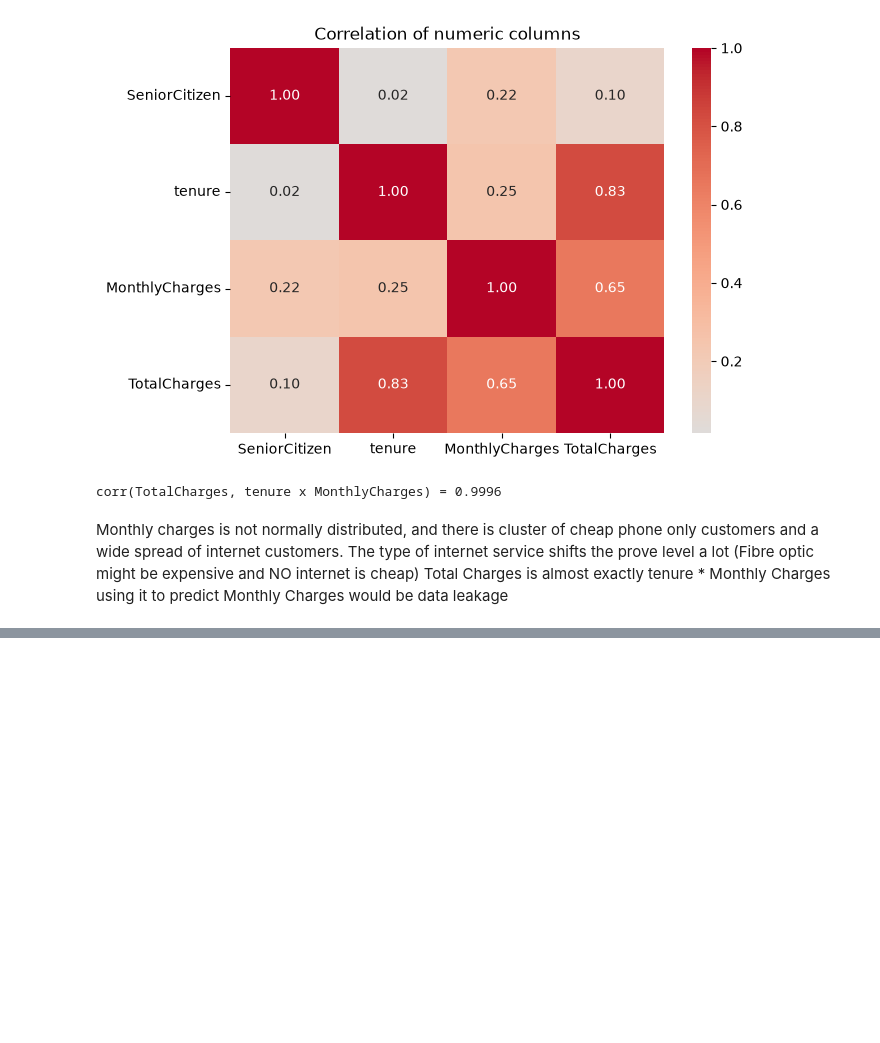
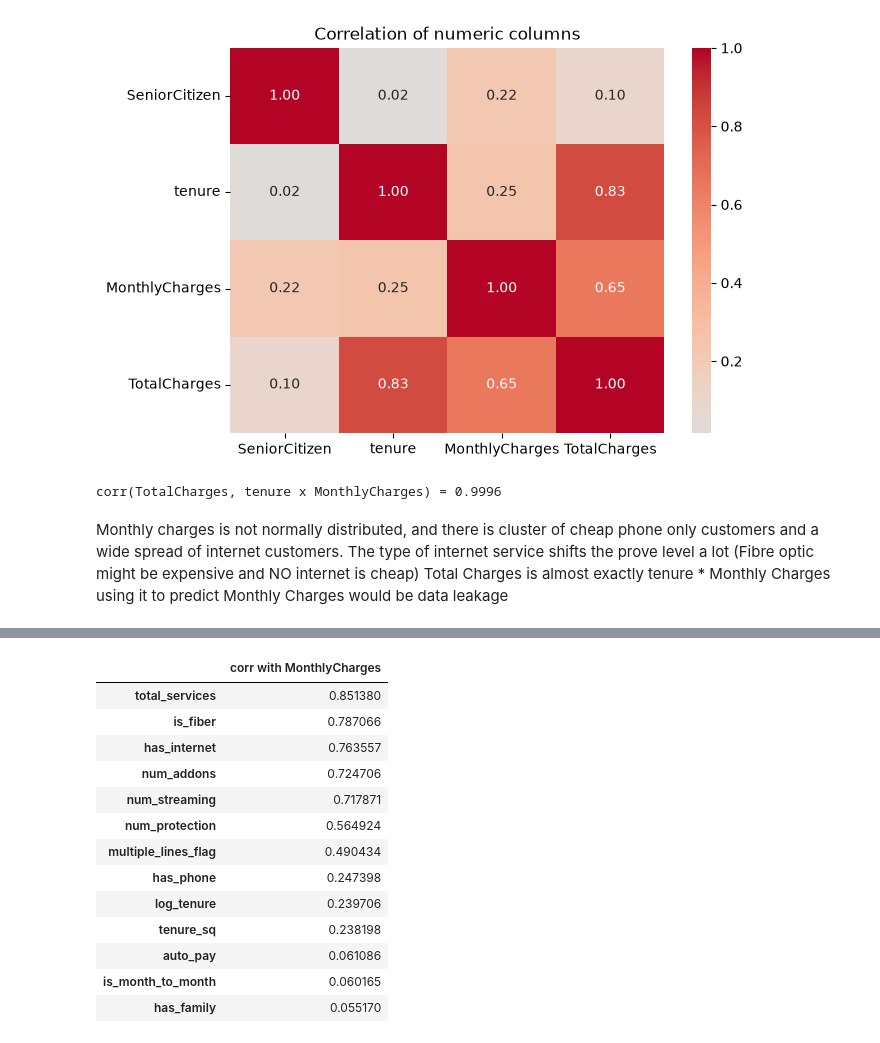
Before and after one commit to anojpradhan/learningDS, a Jupyter notebook: 01_linear_regression.ipynb, the cells around one changed output, grey strips where cells are left out. Cells and saved outputs as stored; diff of their text form; code cells hidden in the pictures; blank space fills up the shorter version.

```diff
--- a/01_linear_regression.ipynb
+++ b/01_linear_regression.ipynb
@@ -164,0 +237,22 @@ Total Charges is almost exactly tenure * Monthly Charges using it to predict Mon
+# %%
+new_feats = ["num_addons", "num_streaming", "num_protection", "total_services",
+             "has_internet", "is_fiber", "has_phone", "multiple_lines_flag",
+             "auto_pay", "is_month_to_month", "has_family", "log_tenure", "tenure_sq"]
+corr_with_target = (pd.concat([X_all[new_feats], y], axis=1)
+                      .corr()['MonthlyCharges'].drop('MonthlyCharges').sort_values(ascending=False))
+corr_with_target.to_frame("corr with MonthlyCharges")
+# %% [output]
+|  | corr with MonthlyCharges |
+| total_services | 0.851380 |
+| is_fiber | 0.787066 |
+| has_internet | 0.763557 |
+| num_addons | 0.724706 |
+| num_streaming | 0.717871 |
+| num_protection | 0.564924 |
+| multiple_lines_flag | 0.490434 |
+| has_phone | 0.247398 |
+| log_tenure | 0.239706 |
+| tenure_sq | 0.238198 |
+| auto_pay | 0.061086 |
+| is_month_to_month | 0.060165 |
+| has_family | 0.055170 |
```
Also changed, not shown: parts of 4 cells of this notebook.
